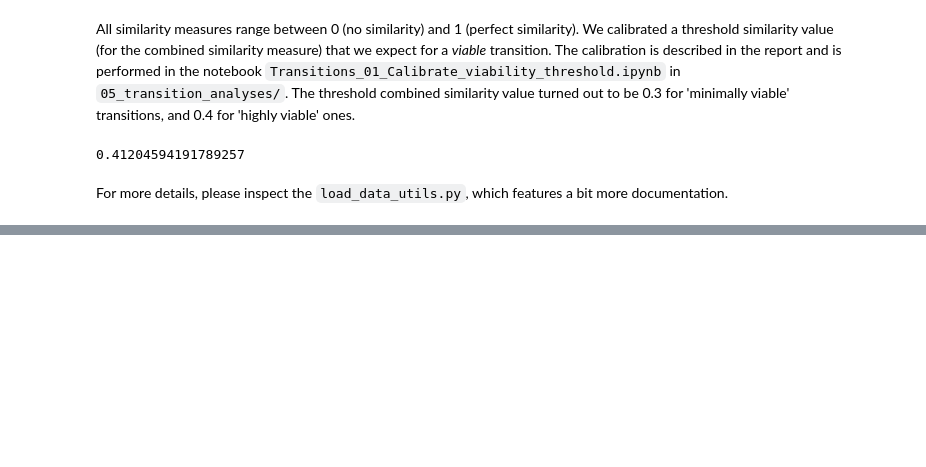
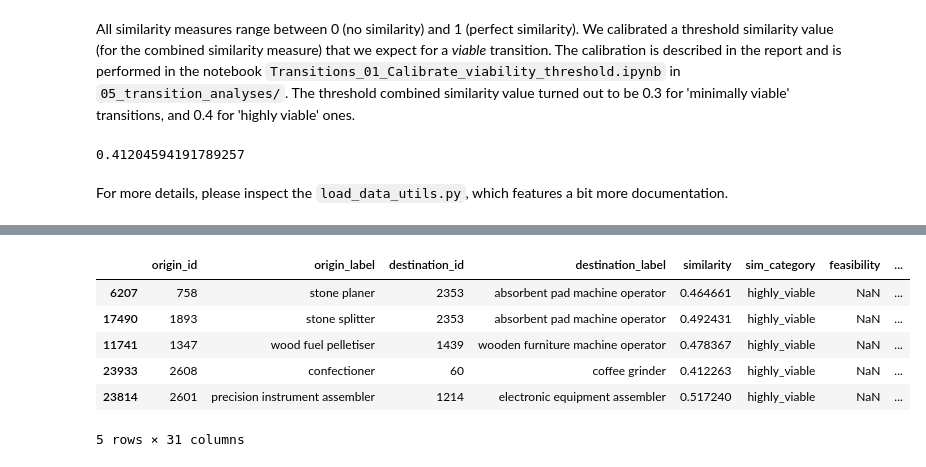
Before and after one commit to nestauk/mapping-career-causeways, a Jupyter notebook: codebase/notebooks/Tutorial_02_exploring_data.ipynb, the cells around one changed output, grey strips where cells are left out. Saved outputs shown, nothing was run; the diff lists cells and outputs as text; code cells hidden in the pictures; blank space fills up the shorter version.

```diff
--- a/codebase/notebooks/Tutorial_02_exploring_data.ipynb
+++ b/codebase/notebooks/Tutorial_02_exploring_data.ipynb
@@ -235,0 +257,5 @@ For more details, please inspect the `load_data_utils.py`, which features a bit
+# %%
+# Import the curated set of transitions
+filepath = f'{useful_paths.data_dir}/processed/validation/transitions_Safe_Desirable_Validated.csv'
+transitions = pd.read_csv(filepath)
+len(transitions)
@@ -235,0 +268,10 @@ For more details, please inspect the `load_data_utils.py`, which features a bit
+# %%
+transitions.sample(5)
+# %% [output]
+|  | origin_id | origin_label | destination_id | destination_label | similarity | sim_category | feasibility | ... |
+| 6207 | 758 | stone planer | 2353 | absorbent pad machine operator | 0.464661 | highly_viable | NaN | ... |
+| 17490 | 1893 | stone splitter | 2353 | absorbent pad machine operator | 0.492431 | highly_viable | NaN | ... |
+| 11741 | 1347 | wood fuel pelletiser | 1439 | wooden furniture machine operator | 0.478367 | highly_viable | NaN | ... |
+| 23933 | 2608 | confectioner | 60 | coffee grinder | 0.412263 | highly_viable | NaN | ... |
+| 23814 | 2601 | precision instrument assembler | 1214 | electronic equipment assembler | 0.517240 | highly_viable | NaN | ... |
+5 rows × 31 columns
```
Also changed, not shown: parts of 9 cells of this notebook, 38 other files.
